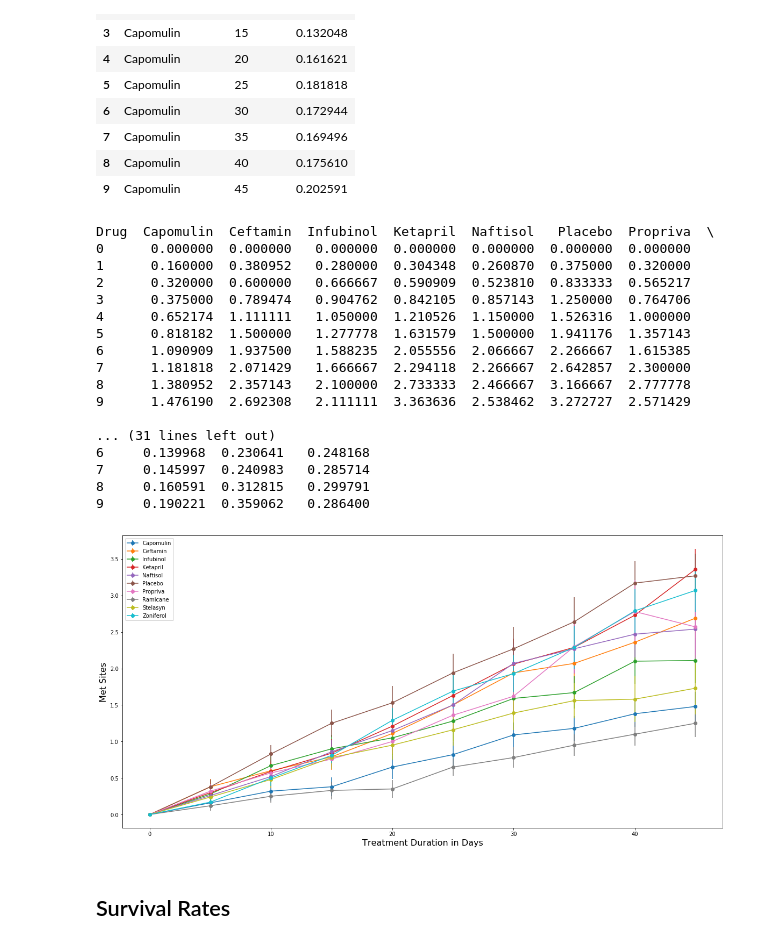
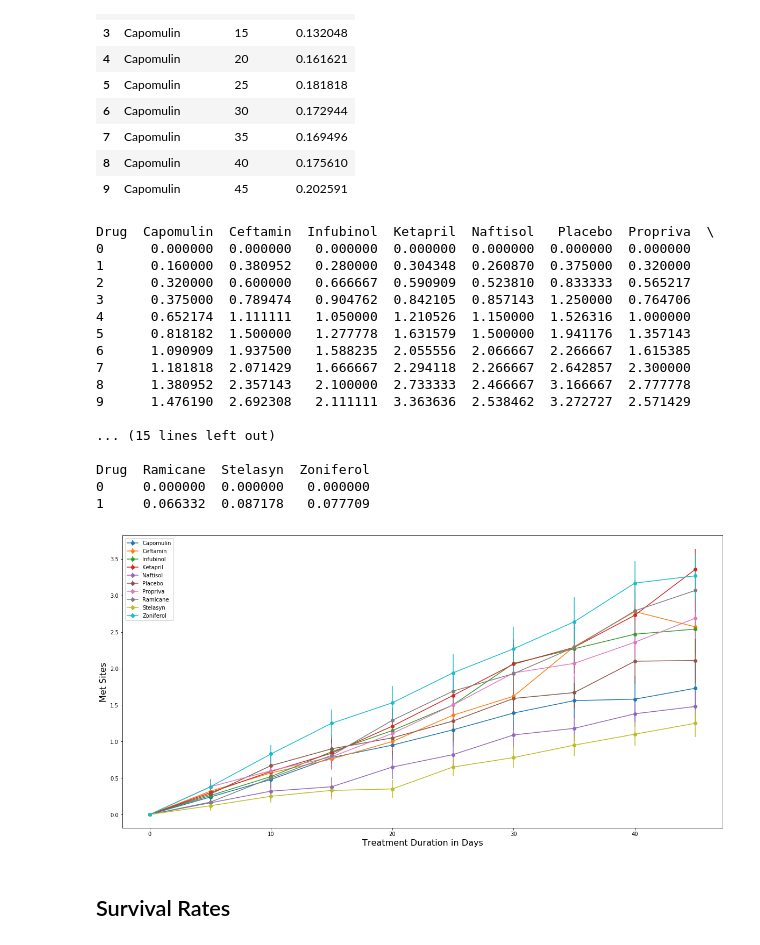
Before and after one commit to omkarkameshiyer/UCBBEL201902DATA2-Week-5-HomeWork, a Jupyter notebook: Pymaceuticals/pymaceuticals_starter.ipynb, the cells around one changed output. Saved outputs shown, nothing was run; the diff lists cells and outputs as text; code cells hidden in the pictures.

```diff
--- a/Pymaceuticals/pymaceuticals_starter.ipynb
+++ b/Pymaceuticals/pymaceuticals_starter.ipynb
@@ -188,7 +193,7 @@ pp.pprint("------")
 metSiteGroupedErrorReformatted =  metSiteGroupedError.pivot(index='Timepoint', columns='Drug', values='Metastatic Sites').reset_index()
 metSiteGroupedErrorReformatted.drop(metSiteGroupedErrorReformatted.columns[0], axis=1,inplace=True)
 
-pp.pprint(metSiteGroupedErrorReformatted.head(10))
+pp.pprint(metSiteGroupedErrorReformatted.head(2))
 # %% [output]
 Drug  Capomulin  Ceftamin  Infubinol  Ketapril  Naftisol   Placebo  Propriva  \
 0      0.000000  0.000000   0.000000  0.000000  0.000000  0.000000  0.000000
@@ -202,34 +207,34 @@ Drug  Capomulin  Ceftamin  Infubinol  Ketapril  Naftisol   Placebo  Propriva  \
 8      1.380952  2.357143   2.100000  2.733333  2.466667  3.166667  2.777778
 9      1.476190  2.692308   2.111111  3.363636  2.538462  3.272727  2.571429
 
-... (31 lines left out)
-6     0.139968  0.230641   0.248168
-7     0.145997  0.240983   0.285714
-8     0.160591  0.312815   0.299791
-9     0.190221  0.359062   0.286400
+... (15 lines left out)
+
+Drug  Ramicane  Stelasyn  Zoniferol
+0     0.000000  0.000000   0.000000
+1     0.066332  0.087178   0.077709
 # %%
 # Generate the Plot (with Error Bars)
 
 # Save the Figure
 # Show the Figure
 
-
+drugsInList = combinedDatapd['Drug'].unique()
 
 fig = plt.figure(figsize=(20,10))
 x_axis = np.arange(0, 50, 5)
 
 ax = fig.add_subplot(111)
 ax.set_xlabel('Treatment Duration in Days', fontsize = 16)
 ax.set_ylabel('Met Sites', fontsize = 16)
 
 for drug in drugsInList:
     s = meanMetSiteGroupedReformatted[drug].apply(lambda x: float("{0:.2f}".format( float(x)))).values[:,]
     sx = metSiteGroupedErrorReformatted[drug].apply(lambda x: float("{0:.2f}".format(float(x)))).values[:,]
     ax.errorbar(x_axis, s,  sx, marker='o')
 
 plt.gca().legend(MeanTumorVolumeDataGroupedbyDrugandTimepoint['Drug'].unique(),loc='left');
 # %% [output]
-[figure, old version]
+[figure, new version]
 # %% [markdown]
 ## Survival Rates
 # %%
```
Also changed, not shown: parts of 8 cells of this notebook.
